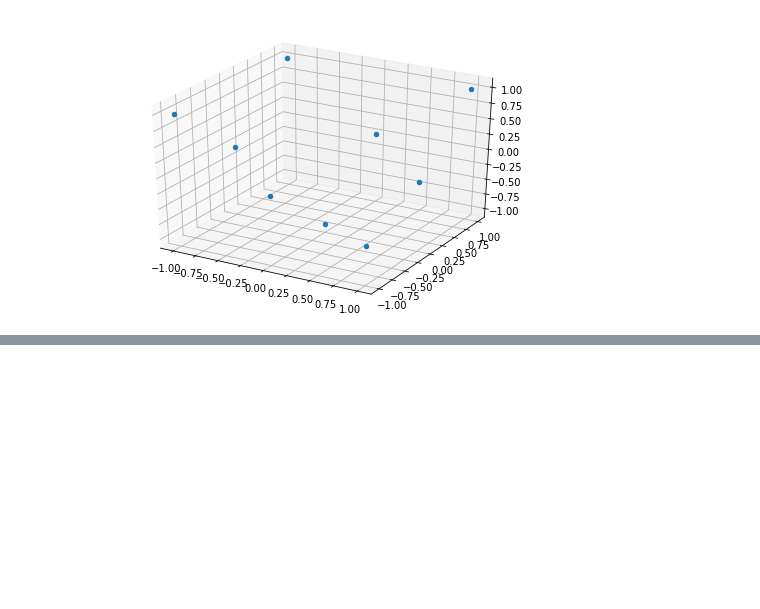
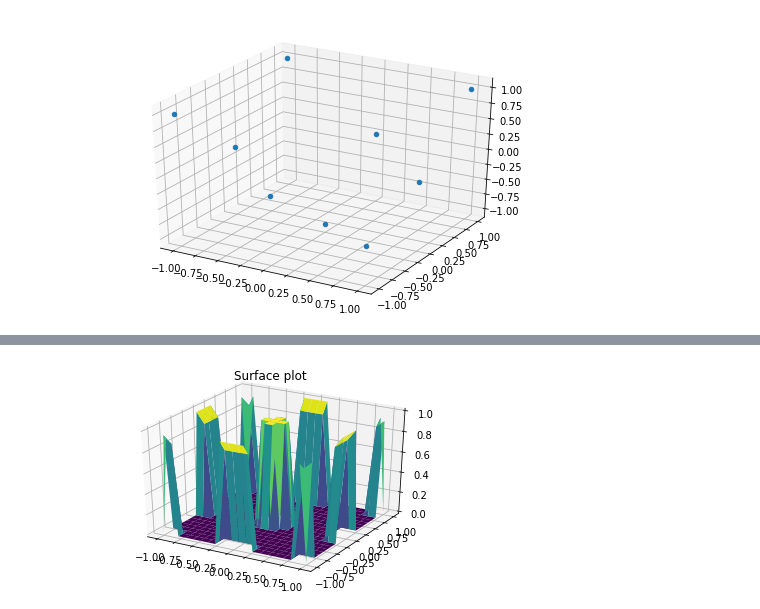
Before and after one commit to rndmbt/nonlinear-leastsquares, a Jupyter notebook: leastsquares.ipynb, the cells around one changed output, grey strips where cells are left out. Saved outputs shown, nothing was run; the diff lists cells and outputs as text; code cells hidden in the pictures; blank space fills up the shorter version.

```diff
--- a/leastsquares.ipynb
+++ b/leastsquares.ipynb
@@ -76,0 +96,46 @@ plt.show()
+# %%
+def fwls(x,y,c): # returns z value (WLS)
+    b = B(x,y)
+    return np.dot(b,c)
+
+def getInRadius(p,radius,PC): # specific gridpoint p and radius to search in and Point Cloud PC
+    points = []
+    weights = []
+    for i in range(len(PC)):
+        d = dist2d(p,PC[i])
+        if d < radius and d > 0:
+            points += [PC[i]]
+            weights += [phi(d,radius)]
+    return points, weights
+
+def makeGrid(startXY, endXY, numberOfCells, radius, pointCloud, plot = True):
+    s = np.linspace(startXY, endXY, numberOfCells)
+    gridpoints = [(i,j) for i in s for j in s]
+    cx = [] # each gridpoints coefficients
+    for p in gridpoints:
+        points,weights = getInRadius(p,radius,pointCloud)
+        wf = np.zeros(6)
+        wbbt = np.zeros((6,6))
+        for i in range(len(points)):
+            b = B(points[i][0],points[i][1])
+            wbbt += BBT(b) * weights[i]
+            wf += b * f2[i] * weights[i]
+
+        cx += [np.linalg.lstsq(wbbt,wf,rcond=None)[0]]
+    #return [[gridpoints[i][0],gridpoints[i][1],fwls(gridpoints[i],cx[i])] for i in range(len(gridpoints))]
+    z = [fwls(gridpoints[i][0],gridpoints[i][1],cx[i]) for i in range(len(gridpoints))]
+    if plot:
+        xx,yy = np.meshgrid(s,s)
+        zz = np.reshape(z,(numberOfCells,numberOfCells))
+        fig = plt.figure()
+        ax = plt.axes(projection='3d')
+        ax.plot_surface(xx, yy, zz,cmap='viridis', edgecolor='none')
+        #ax.scatter(xx,yy,zz, depthshade=False)
+        ax.set_title('Surface plot')
+        plt.show()
+    return z
+# %%
+#print(makeGrid(-1,1,5,2,P))
+z = makeGrid(-1,1,20,0.2,P,True)
+# %% [output]
+[figure, added]
```
Also changed, not shown: parts of 6 cells of this notebook.
